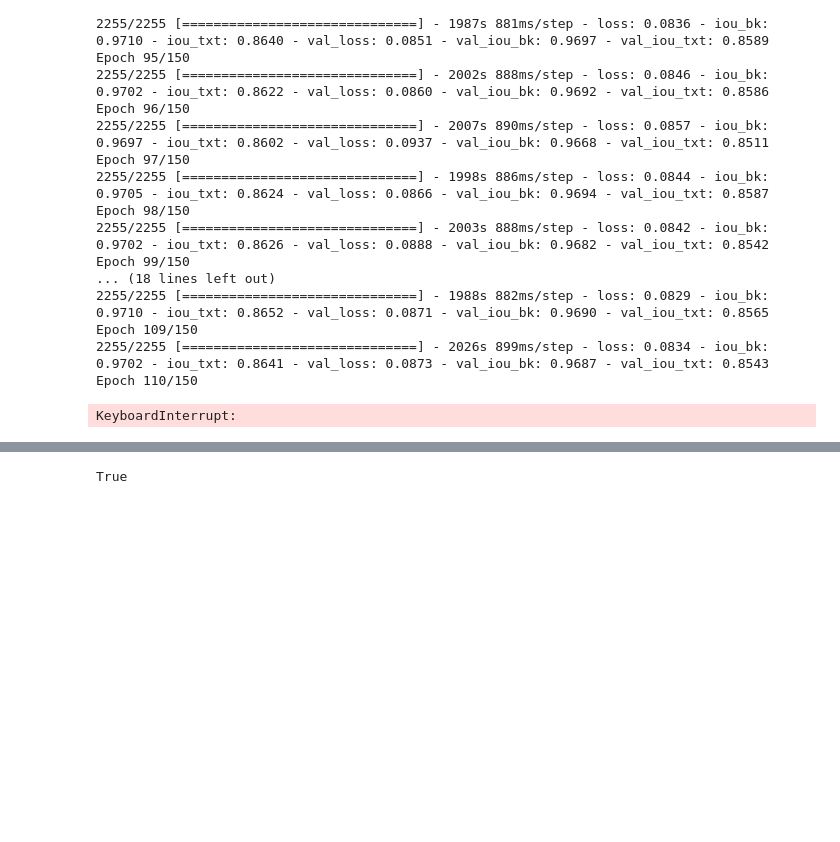
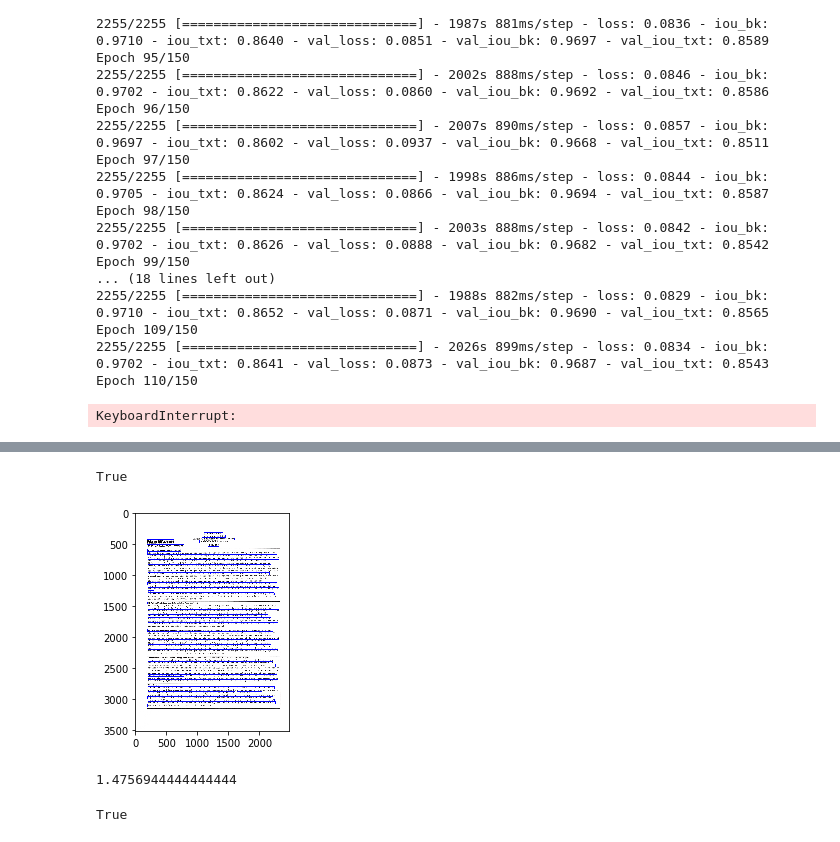
Before and after one commit to xiaomaxiao/PSENET, a Jupyter notebook: psenet_train_BLINEAR.ipynb, the cells around one changed output, grey strips where cells are left out. Cells and saved outputs as stored; diff of their text form; code cells hidden in the pictures; blank space fills up the shorter version.

```diff
--- a/psenet_train_BLINEAR.ipynb
+++ b/psenet_train_BLINEAR.ipynb
@@ -364,7 +328,7 @@ imagetest = np.copy(images[0])
 for rt in rects:
     cv2.rectangle(imagetest,(rt[0]*2,rt[1]*2),(rt[2]*2,rt[3]*2),(0,255,0),2)
 # %%
-g = text_porposcal(rects,labelimage.shape[1],max_dist=3,threshold_overlap_v=0.3)
+g = text_porposcal(rects,labelimage.shape[1],max_dist=5,threshold_overlap_v=0.5)
 rects = g.get_text_line()
 for rt in rects:
     cv2.rectangle(imagetest,(rt[0]*2,rt[1]*2-2),(rt[2]*2,rt[3]*2),(0,0,255),2)
@@ -377,3 +341,22 @@ True
+# %%
+for rt in rects:
+    rt[0] = rt[0] * 2 * scalex
+    rt[1] = rt[1] * 2 * scaley
+    rt[2] = rt[2] * 2 * scalex
+    rt[3] = rt[3] * 2 * scaley
+# %%
+imagetest = np.copy(imgsrc)
+for rt in rects:
+    cv2.rectangle(imagetest,(rt[0],rt[1]-2),(rt[2],rt[3]),(0,0,255),2)
+plt.imshow(imagetest)
+cv2.imwrite('test7_1.jpg',imagetest)
+# %% [output]
+True
+[figure, added]
+# %%
+scalex
+# %% [output]
+1.4756944444444444
 # %%
 h = r'E:\psenet-MTWI\document\mtwi_2018_task2_test\icpr_mtwi_task2\image_test\LB1gXi2JVXXXXXUXFXXXXXXXXXX.jpg'
 images=cv2.imdecode(np.fromfile(h,dtype=np.uint8),-1)
```
Also changed, not shown: parts of 22 cells of this notebook, 3 other files.
